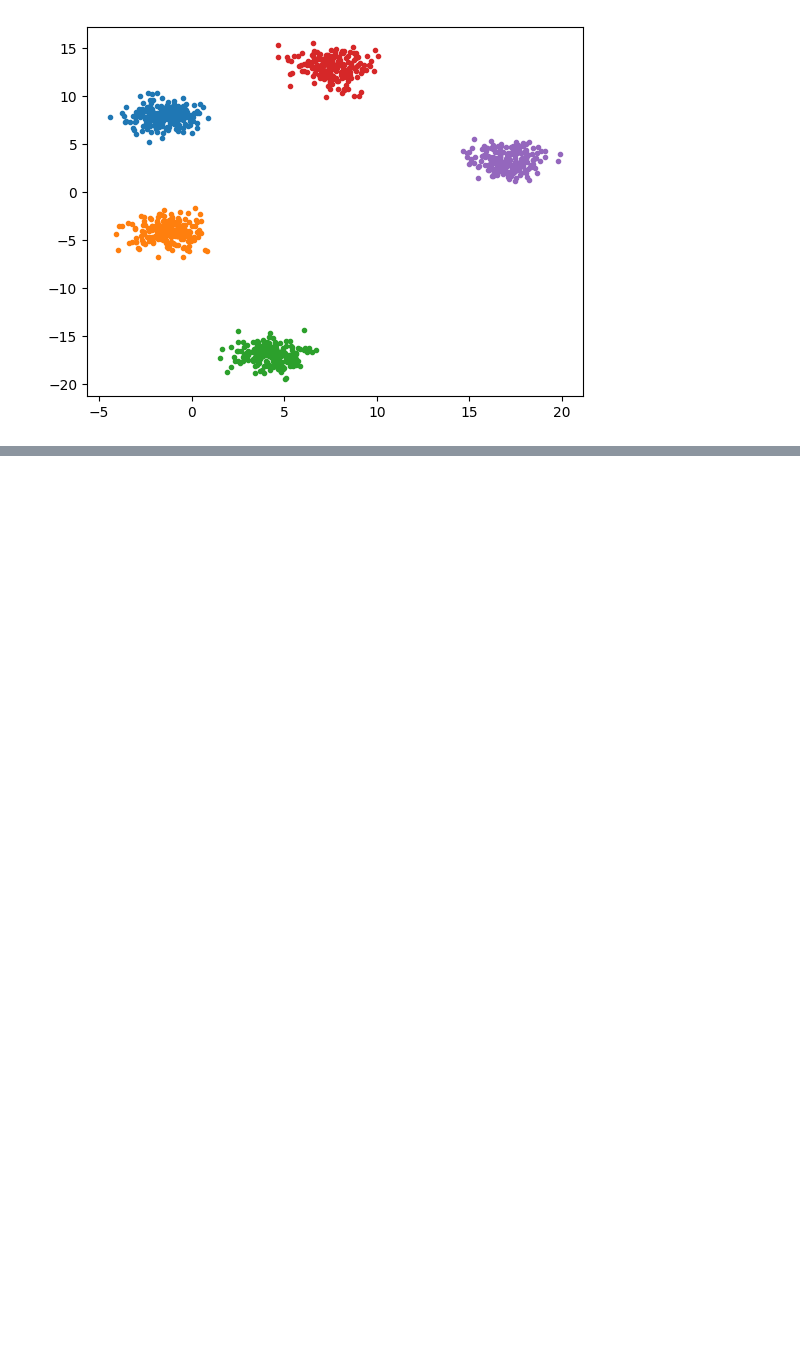
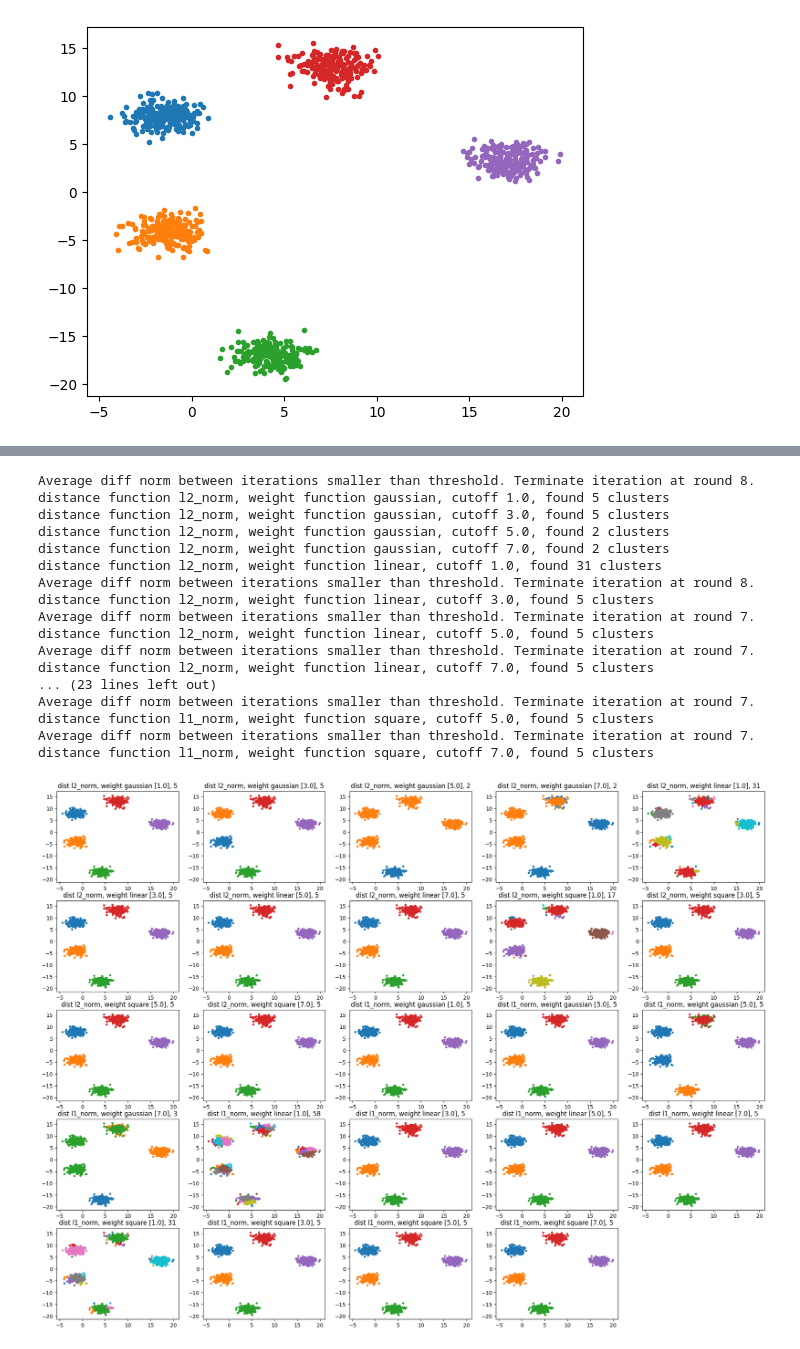
Before and after one commit to omyllymaki/algos, a Jupyter notebook: mean_shift_clustering.ipynb, the cells around one changed output, grey strips where cells are left out. Cells and saved outputs as stored; diff of their text form; code cells hidden in the pictures; blank space fills up the shorter version.

```diff
--- a/mean_shift_clustering.ipynb
+++ b/mean_shift_clustering.ipynb
@@ -446,0 +472,8 @@ tensor([[ -1.6349,   8.9728],
+# %%
+def l2_norm(points_batch, all_points):
+    diff = points_batch[:,None,:] - all_points[None, :, :]
+    return torch.norm(diff, p=2, dim=2)
+
+def l1_norm(points_batch, all_points):
+    diff = points_batch[:,None,:] - all_points[None, :, :]
+    return torch.norm(diff, p=1, dim=2)
@@ -446,0 +539,12 @@ tensor([[ -1.6349,   8.9728],
+# %%
+device = "cuda"
+points = points_orig.clone()
+points = points.to(device)
+# %%
+cluster_indices = clusterize(points, bs=500)
+for ci in cluster_indices:
+  c = points[ci].cpu()
+  if len(c.shape) > 1:
+    _ = plt.plot(c[:,0], c[:,1], ".")
+  else:
+    _ = plt.plot(c[0], c[1], ".")
@@ -446,0 +558,43 @@ tensor([[ -1.6349,   8.9728],
+# %%
+wfs = [gaussian, linear, square]
+dfs = [l2_norm, l1_norm]
+cutoffs = [1, 3, 5, 7]
+
+_ = plt.figure(figsize=(24,18), dpi= 100, facecolor='w', edgecolor='k')
+counter = 1
+for df in dfs:
+  for wf in wfs:
+    for co in cutoffs:
+
+      f = lambda x: wf(x, co)
+      cluster_indices = clusterize(points, bs=500, weights_function=f, distances_function=df)
+      print(f"distance function {df.__name__}, weight function {wf.__name__}, cutoff {co:0.1f}, found {len(cluster_indices)} clusters")
+      _ = plt.subplot(5,5,counter)
+      for ci in cluster_indices:
+        c = points[ci].cpu()
+        if len(c.shape) > 1:
+          _ = plt.plot(c[:,0], c[:,1], ".")
+        else:
+          _ = plt.plot(c[0], c[1], ".")
+      _ = plt.title(f"dist {df.__name__}, weight {wf.__name__} [{co:0.1f}], {len(cluster_indices)}")
+
+      counter += 1
+# %% [output]
+Average diff norm between iterations smaller than threshold. Terminate iteration at round 8.
+distance function l2_norm, weight function gaussian, cutoff 1.0, found 5 clusters
+distance function l2_norm, weight function gaussian, cutoff 3.0, found 5 clusters
+distance function l2_norm, weight function gaussian, cutoff 5.0, found 2 clusters
+distance function l2_norm, weight function gaussian, cutoff 7.0, found 2 clusters
+distance function l2_norm, weight function linear, cutoff 1.0, found 31 clusters
+Average diff norm between iterations smaller than threshold. Terminate iteration at round 8.
+distance function l2_norm, weight function linear, cutoff 3.0, found 5 clusters
+Average diff norm between iterations smaller than threshold. Terminate iteration at round 7.
+distance function l2_norm, weight function linear, cutoff 5.0, found 5 clusters
+Average diff norm between iterations smaller than threshold. Terminate iteration at round 7.
+distance function l2_norm, weight function linear, cutoff 7.0, found 5 clusters
+... (23 lines left out)
+Average diff norm between iterations smaller than threshold. Terminate iteration at round 7.
+distance function l1_norm, weight function square, cutoff 5.0, found 5 clusters
+Average diff norm between iterations smaller than threshold. Terminate iteration at round 7.
+distance function l1_norm, weight function square, cutoff 7.0, found 5 clusters
+[figure, added]
```
Also changed, not shown: parts of 15 cells of this notebook.
